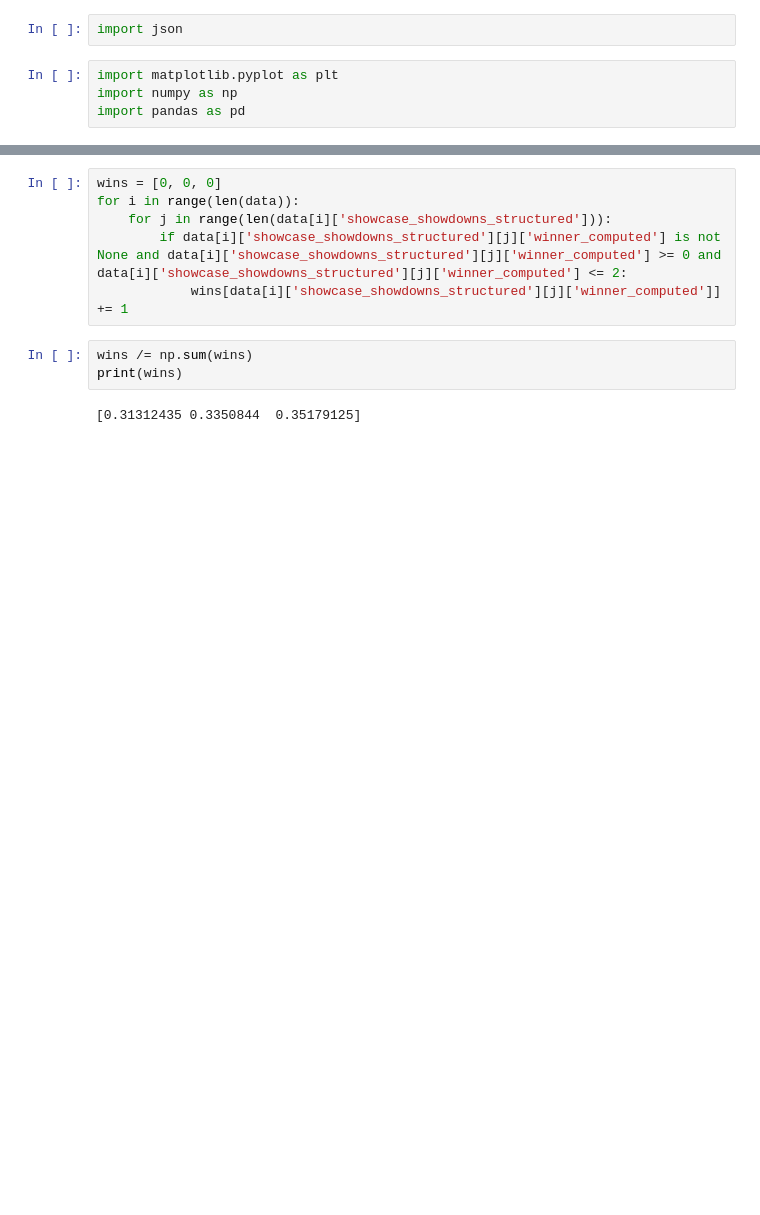
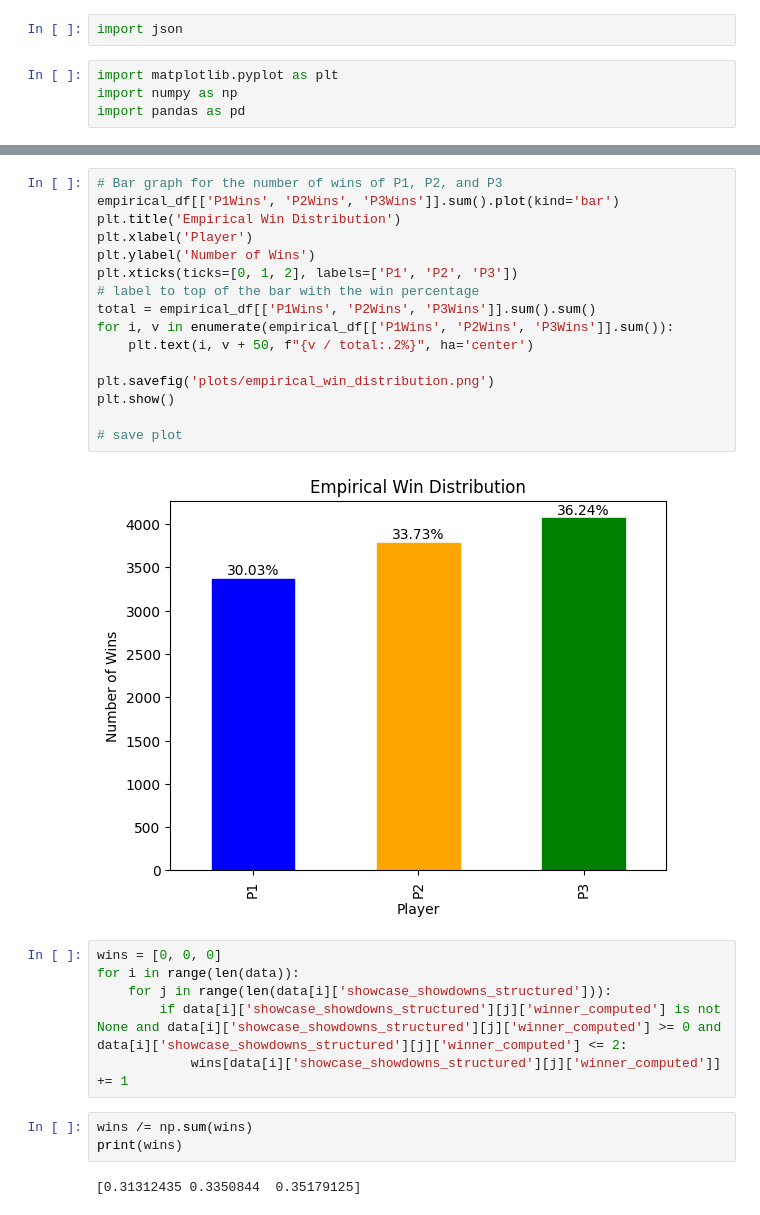
Before and after one commit to asubramanian08/PriceIsRight, a Jupyter notebook: data_analysis.ipynb, the cells around one changed output, grey strips where cells are left out. Cells and saved outputs as stored; diff of their text form; blank space fills up the shorter version.

```diff
--- a/data_analysis.ipynb
+++ b/data_analysis.ipynb
@@ -12,3 +107,21 @@ with open(file, 'r') as f:
+# %%
+# Bar graph for the number of wins of P1, P2, and P3
+empirical_df[['P1Wins', 'P2Wins', 'P3Wins']].sum().plot(kind='bar')
+plt.title('Empirical Win Distribution')
+plt.xlabel('Player')
+plt.ylabel('Number of Wins')
+plt.xticks(ticks=[0, 1, 2], labels=['P1', 'P2', 'P3'])
+# label to top of the bar with the win percentage
+total = empirical_df[['P1Wins', 'P2Wins', 'P3Wins']].sum().sum()
+for i, v in enumerate(empirical_df[['P1Wins', 'P2Wins', 'P3Wins']].sum()):
+    plt.text(i, v + 50, f"{v / total:.2%}", ha='center')
+
+plt.savefig('plots/empirical_win_distribution.png')
+plt.show()
+
+# save plot
+# %% [output]
+[figure, added]
 # %%
 wins = [0, 0, 0]
 for i in range(len(data)):
```
Also changed, not shown: parts of 14 cells of this notebook, 23 other files.
